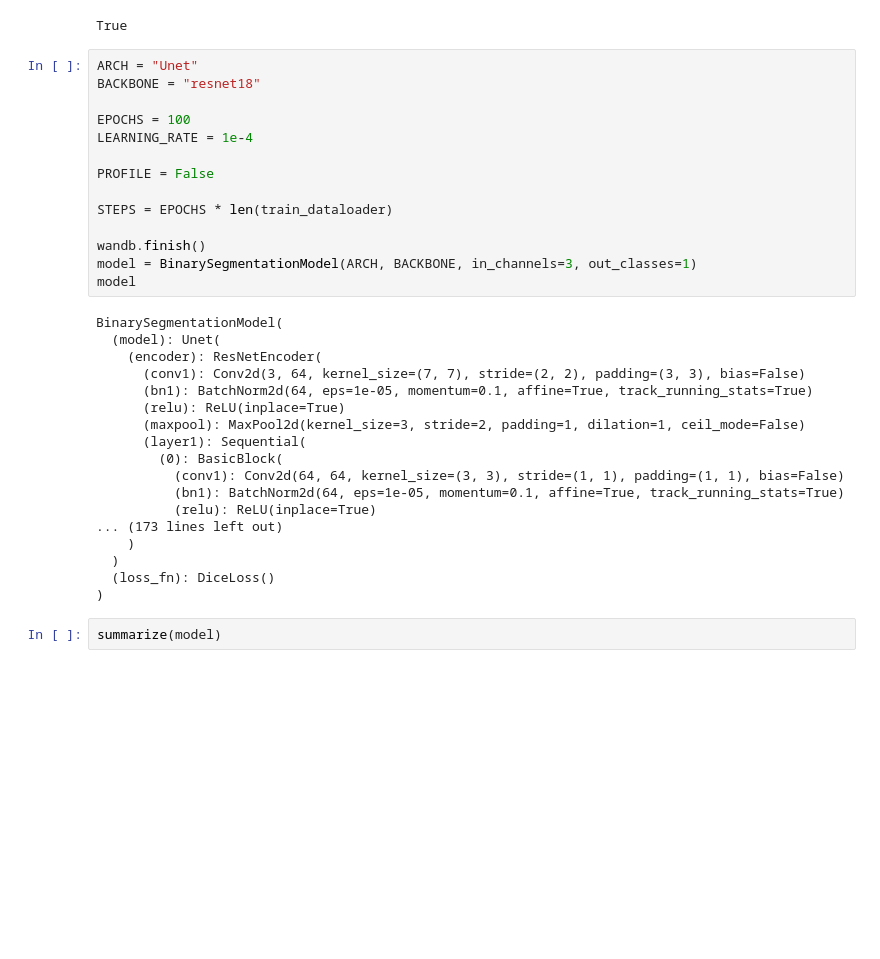
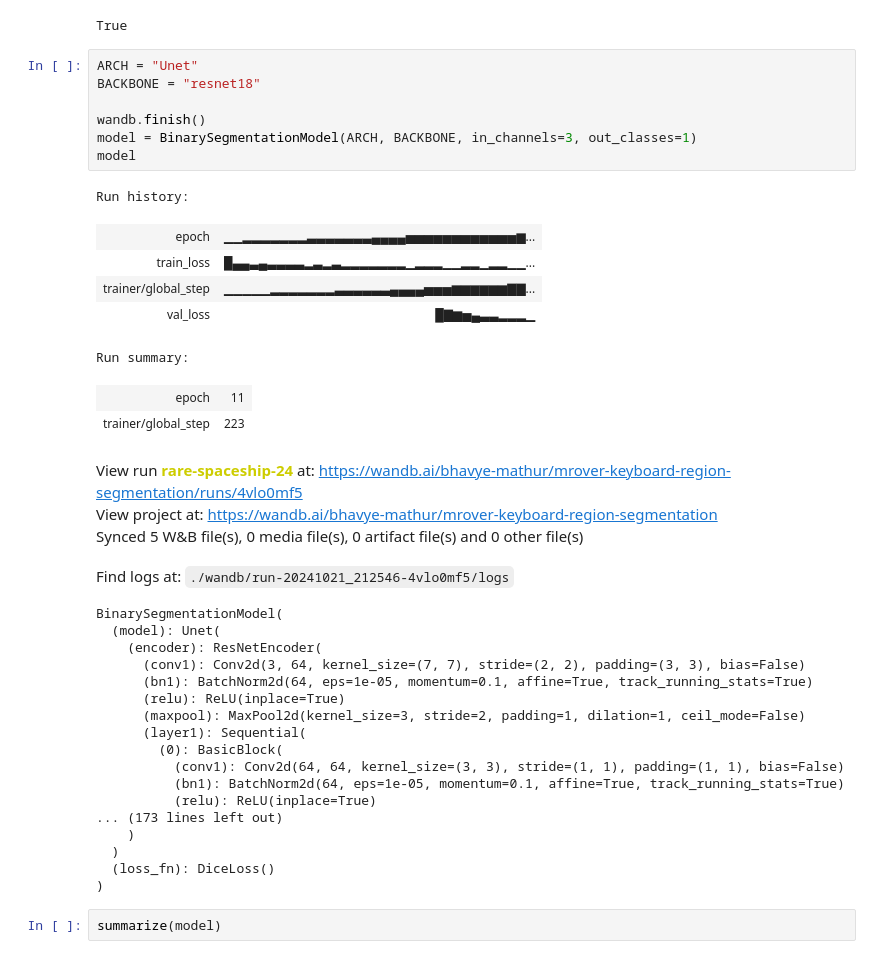
Before and after one commit to umrover/keyboard-detection, a Jupyter notebook: binary-segmentation.ipynb, the cells around one changed output. Drawn from its saved outputs; the diff is of its cells as text; blank space fills up the shorter version.

```diff
--- a/binary-segmentation.ipynb
+++ b/binary-segmentation.ipynb
@@ -169,35 +177,40 @@ True
 # %%
 ARCH = "Unet"
 BACKBONE = "resnet18"
 
-EPOCHS = 100
-LEARNING_RATE = 1e-4
-
-PROFILE = False
-
-STEPS = EPOCHS * len(train_dataloader)
-
 wandb.finish()
 model = BinarySegmentationModel(ARCH, BACKBONE, in_channels=3, out_classes=1)
 model
 # %% [output]
-BinarySegmentationModel(
-  (model): Unet(
-    (encoder): ResNetEncoder(
-      (conv1): Conv2d(3, 64, kernel_size=(7, 7), stride=(2, 2), padding=(3, 3), bias=False)
-      (bn1): BatchNorm2d(64, eps=1e-05, momentum=0.1, affine=True, track_running_stats=True)
-      (relu): ReLU(inplace=True)
-      (maxpool): MaxPool2d(kernel_size=3, stride=2, padding=1, dilation=1, ceil_mode=False)
-      (layer1): Sequential(
-        (0): BasicBlock(
-          (conv1): Conv2d(64, 64, kernel_size=(3, 3), stride=(1, 1), padding=(1, 1), bias=False)
-          (bn1): BatchNorm2d(64, eps=1e-05, momentum=0.1, affine=True, track_running_stats=True)
-          (relu): ReLU(inplace=True)
-... (173 lines left out)
-    )
-  )
-  (loss_fn): DiceLoss()
-)
+Run history:
+| epoch | ▁▁▂▂▂▂▂▂▂▃▃▃▃▃▃▃▄▄▄▄▅▅▅▅▅▅▅▅▅▅▅▅▆... |
+| train_loss | █▄▄▃▄▃▃▃▃▂▃▂▃▂▂▂▂▂▂▂▁▂▂▂▁▁▂▂▁▂▂▁▁... |
+| trainer/global_step | ▁▁▁▁▁▂▂▂▂▂▂▂▃▃▃▃▃▃▄▄▄▄▅▅▅▆▆▆▆▆▆▇▇... |
+| val_loss | █▇▆▅▄▃▃▂▂▂▁ |
+Run summary:
+| epoch | 11 |
+| trainer/global_step | 223 |
+View run rare-spaceship-24 at: https://wandb.ai/bhavye-mathur/mrover-keyboard-region-segmentation/runs/4vlo0mf5
+View project at: https://wandb.ai/bhavye-mathur/mrover-keyboard-region-segmentation
+Synced 5 W&B file(s), 0 media file(s), 0 artifact file(s) and 0 other file(s)
+Find logs at: ./wandb/run-20241021_212546-4vlo0mf5/logs
+BinarySegmentationModel(
+  (model): Unet(
+    (encoder): ResNetEncoder(
+      (conv1): Conv2d(3, 64, kernel_size=(7, 7), stride=(2, 2), padding=(3, 3), bias=False)
+      (bn1): BatchNorm2d(64, eps=1e-05, momentum=0.1, affine=True, track_running_stats=True)
+      (relu): ReLU(inplace=True)
+      (maxpool): MaxPool2d(kernel_size=3, stride=2, padding=1, dilation=1, ceil_mode=False)
+      (layer1): Sequential(
+        (0): BasicBlock(
+          (conv1): Conv2d(64, 64, kernel_size=(3, 3), stride=(1, 1), padding=(1, 1), bias=False)
+          (bn1): BatchNorm2d(64, eps=1e-05, momentum=0.1, affine=True, track_running_stats=True)
+          (relu): ReLU(inplace=True)
+... (173 lines left out)
+    )
+  )
+  (loss_fn): DiceLoss()
+)
 # %%
 summarize(model)
 # %% [output]
```
Also changed, not shown: parts of 14 cells of this notebook.
